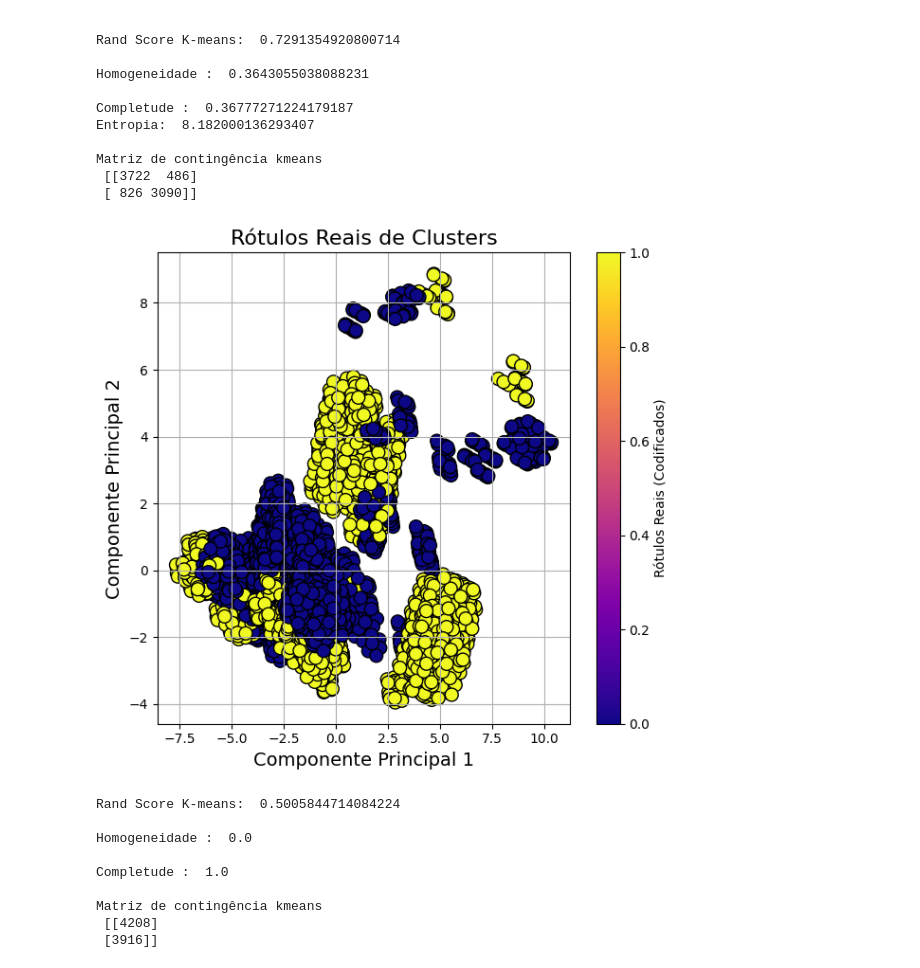
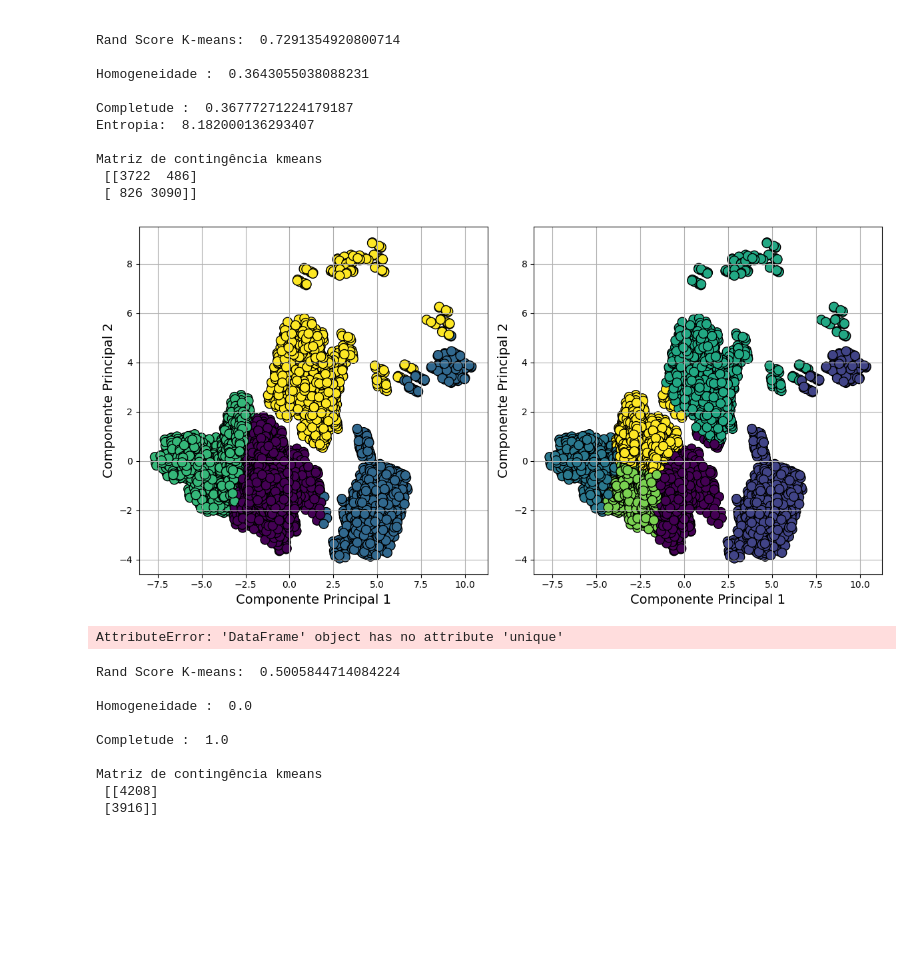
Before and after one commit to ronaldo-dck/AM-class, a Jupyter notebook: cluster/clustering.ipynb, the cells around one changed output. Saved outputs shown, nothing was run; the diff lists cells and outputs as text; code cells hidden in the pictures; blank space fills up the shorter version.

Commit message:
finalizado clustering

```diff
--- a/cluster/clustering.ipynb
+++ b/cluster/clustering.ipynb
@@ -116,44 +116,60 @@ Matriz de contingência kmeans
 # %%
 
 # Passo 2: Aplicar PCA
 pca = PCA(n_components=2)
 df_pca = pca.fit_transform(X)
 
 # Passo 3: Aplicar KMeans
 kmeans = KMeans(n_clusters=4, random_state=42)
 clusters = kmeans.fit_predict(df_pca)
 
+kmeans2 = KMeans(n_clusters=6, random_state=42)
+clusters2 = kmeans2.fit_predict(df_pca)
 
 # Passo 5: Visualizar os resultados
 plt.figure(figsize=(12, 6))
 
-# # Plotar KMeans
-# plt.subplot(1, 2, 1)
-# plt.scatter(df_pca[:, 0], df_pca[:, 1], c=clusters, cmap='viridis', marker='o', edgecolor='k', s=100)
+# Plotar KMeans
+plt.subplot(1, 2, 1)
+plt.scatter(df_pca[:, 0], df_pca[:, 1], c=clusters, cmap='viridis', marker='o', edgecolor='k', s=100)
 # plt.title('KMeans Clustering após PCA', fontsize=16)
+plt.xlabel('Componente Principal 1', fontsize=14)
+plt.ylabel('Componente Principal 2', fontsize=14)
+# plt.colorbar(label='Clusters (KMeans)')
+plt.grid()
+
+
+plt.subplot(1, 2, 2)
+plt.scatter(df_pca[:, 0], df_pca[:, 1], c=clusters2, cmap='viridis', marker='o', edgecolor='k', s=100)
+# plt.title('KMeans Clustering após PCA', fontsize=16)
+plt.xlabel('Componente Principal 1', fontsize=14)
+plt.ylabel('Componente Principal 2', fontsize=14)
+# plt.colorbar(label='Clusters (KMeans)')
+plt.grid()
+
+# # Plotar rótulos reais
+
+# plt.scatter(df_pca[:, 0], df_pca[:, 1], c=y, cmap='plasma', marker='o', edgecolor='k', s=100)
+# plt.title('Rótulos Reais de Clusters', fontsize=16)
 # plt.xlabel('Componente Principal 1', fontsize=14)
 # plt.ylabel('Componente Principal 2', fontsize=14)
-# plt.colorbar(label='Clusters (KMeans)')
+# plt.colorbar(label='Rótulos Reais (Codificados)')
 # plt.grid()
-
-# Plotar rótulos reais
-plt.subplot(1, 2, 2)
-plt.scatter(df_pca[:, 0], df_pca[:, 1], c=y, cmap='plasma', marker='o', edgecolor='k', s=100)
-plt.title('Rótulos Reais de Clusters', fontsize=16)
-plt.xlabel('Componente Principal 1', fontsize=14)
-plt.ylabel('Componente Principal 2', fontsize=14)
-plt.colorbar(label='Rótulos Reais (Codificados)')
-plt.grid()
 
 plt.tight_layout()
 plt.show()
 # %% [output]
-[figure, old version]
+[figure, new version]
 # %%
-db = DBSCAN(eps=0.3, min_samples=15)
+db = DBSCAN(eps=4, min_samples=300)
 db.fit(X)
 
 db_labels = db.labels_
+db_labels = pd.DataFrame(db_labels)
+
+print(db_labels.unique())
+# %% [output]
+AttributeError: 'DataFrame' object has no attribute 'unique'
 # %%
 from sklearn.metrics.cluster import contingency_matrix
 from scipy.stats import entropy
```
Also changed, not shown: parts of 2 cells of this notebook, 5 other files.
